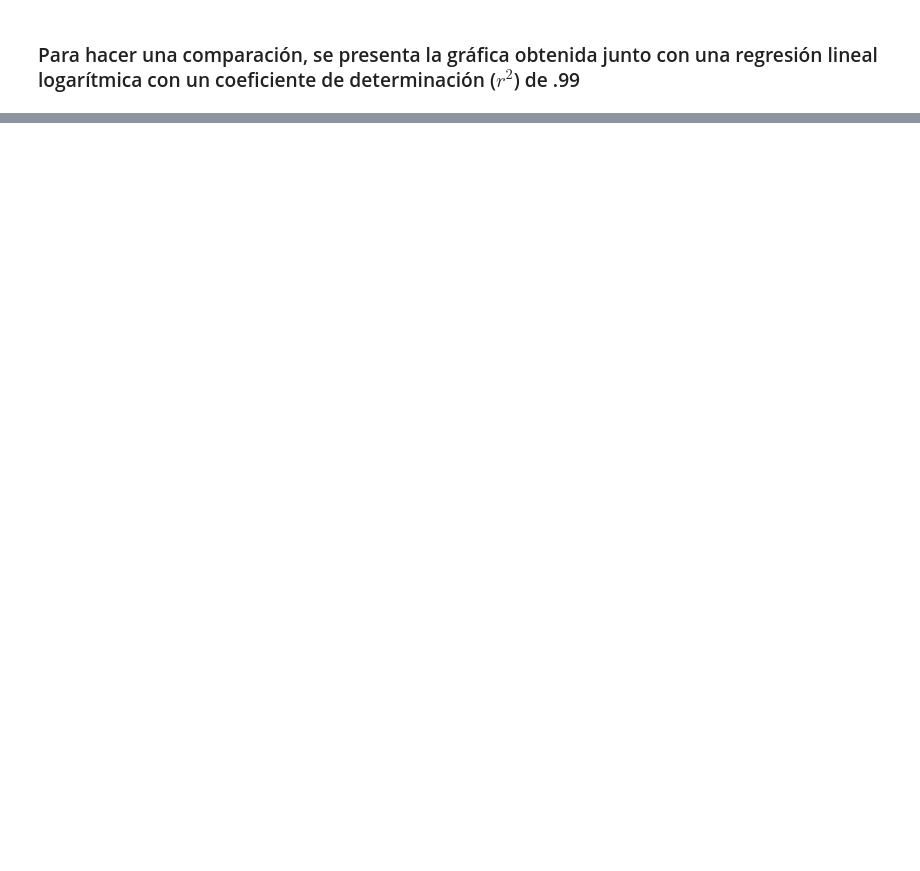
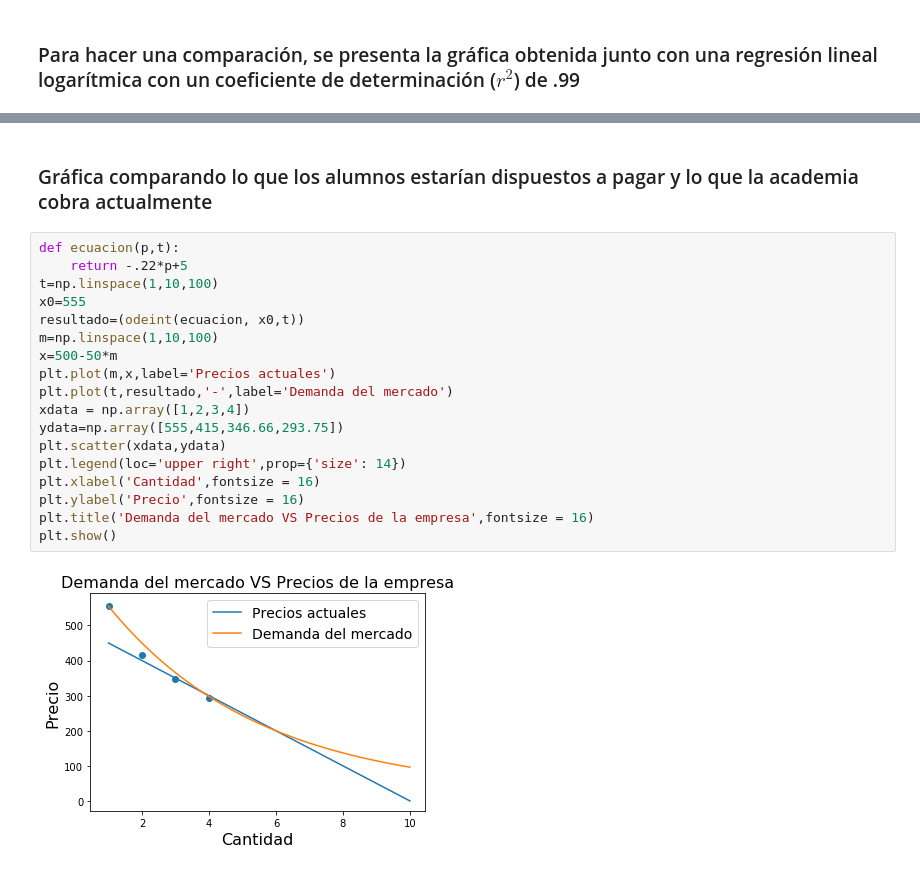
Before and after one commit to ramirezdiana/SimulacionMatematica2017, a Jupyter notebook: proyecto.ipynb, the cells around one changed output, grey strips where cells are left out. Saved outputs shown, nothing was run; the diff lists cells and outputs as text; blank space fills up the shorter version.

```diff
--- a/proyecto.ipynb
+++ b/proyecto.ipynb
@@ -53,0 +54,22 @@ plt.show()
+# %% [markdown]
+### Gráfica comparando lo que los alumnos estarían dispuestos a pagar y lo que la academia cobra actualmente
+# %%
+def ecuacion(p,t):
+    return -.22*p+5
+t=np.linspace(1,10,100)
+x0=555
+resultado=(odeint(ecuacion, x0,t))
+m=np.linspace(1,10,100)
+x=500-50*m
+plt.plot(m,x,label='Precios actuales')
+plt.plot(t,resultado,'-',label='Demanda del mercado')
+xdata = np.array([1,2,3,4])
+ydata=np.array([555,415,346.66,293.75])
+plt.scatter(xdata,ydata)
+plt.legend(loc='upper right',prop={'size': 14})
+plt.xlabel('Cantidad',fontsize = 16)
+plt.ylabel('Precio',fontsize = 16)
+plt.title('Demanda del mercado VS Precios de la empresa',fontsize = 16)
+plt.show()
+# %% [output]
+[figure, added]
```
Also changed, not shown: parts of 4 cells of this notebook.
